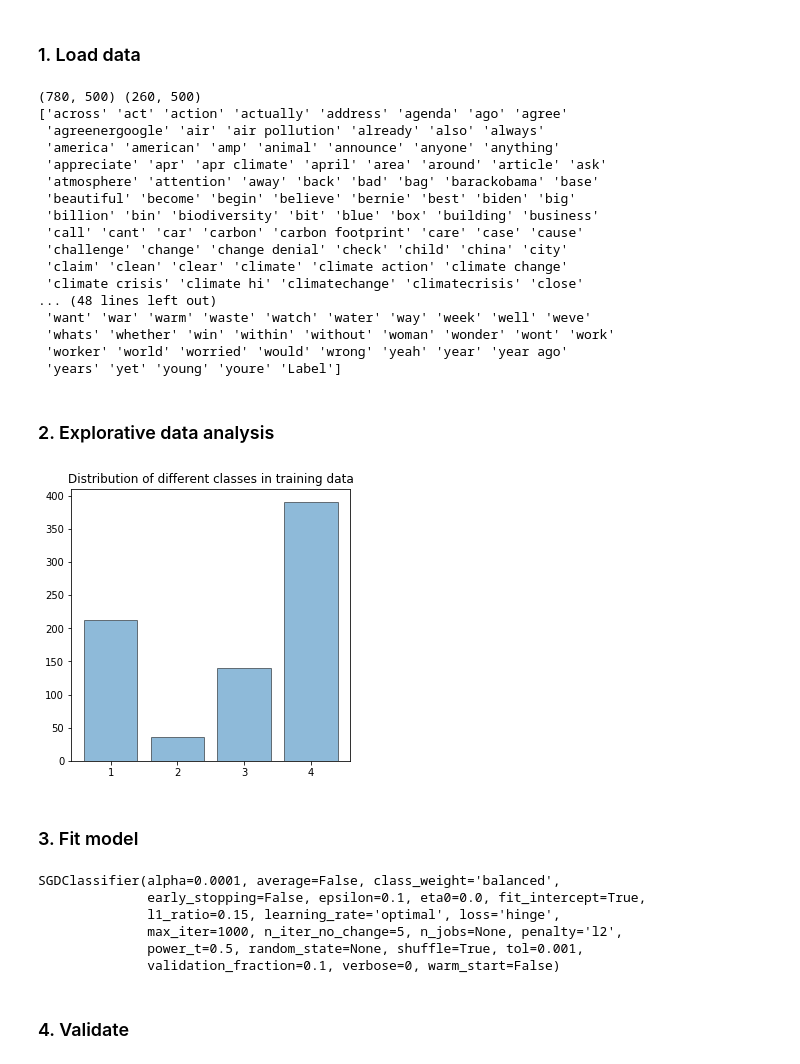
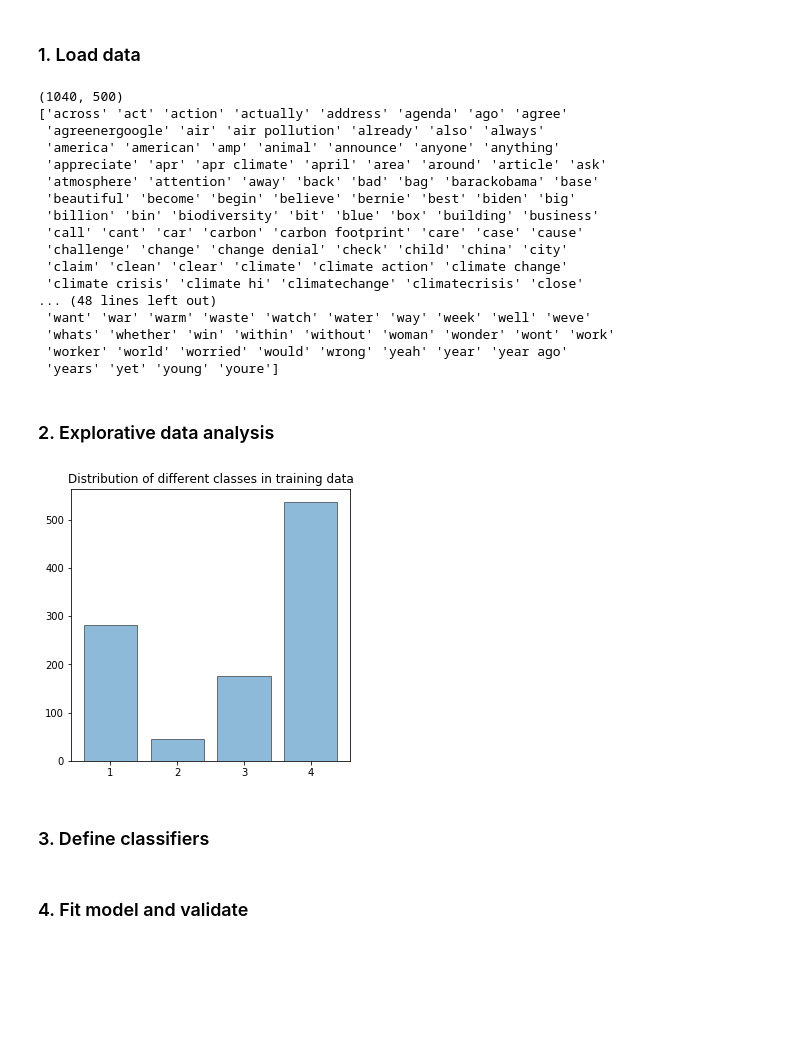
Before and after one commit to veeraita/twitter-climate-change, a Jupyter notebook: notebooks/content_based/classify_tweets.ipynb, the cells around one changed output. Saved outputs shown, nothing was run; the diff lists cells and outputs as text; code cells hidden in the pictures; blank space fills up the shorter version.

Commit message:
improved cross-validation; classify streamed data

```diff
--- a/notebooks/content_based/classify_tweets.ipynb
+++ b/notebooks/content_based/classify_tweets.ipynb
@@ -12,26 +13,30 @@ from sklearn.metrics import confusion_matrix, f1_score, precision_score, recall_
 %matplotlib inline
 # %%
-train_fpath = '/home/veera/LST_project/data/train_data.csv'
-test_fpath = '/home/veera/LST_project/data/test_data.csv'
+#train_fpath = '/home/veera/LST_project/data/train_data.csv'
+#test_fpath = '/home/veera/LST_project/data/test_data.csv'
+data_fpath = '/home/veera/LST_project/data/full_data.csv'
 labels_col_name = 'Label'
 id_col_name = 'id_str'
 
-def download_from_csv(filename):
+def download_from_csv(filename, labelled=False):
     # Helper for creating a matrix (ndarray) out of csv data
-    df = pd.read_csv(filename, header=0, index_col=id_col_name)
+    df = pd.read_csv(filename, header=0)
+    ids = df.pop(id_col_name)
     feature_names = np.asarray(df.columns.values)
-    features = df.drop(labels_col_name, axis=1).values
-    labels = df[labels_col_name].values
+    feature_names = feature_names[feature_names != 'Label']
+    features = df.drop(labels_col_name, axis=1).values if labelled else df.values
+    labels = df[labels_col_name].values if labelled else None
 
-    return features, labels, feature_names
+    return features, labels, feature_names, ids
 
-X_train, y_train, feature_names = download_from_csv(train_fpath)
-X_test, y_test, _ = download_from_csv(test_fpath)
-
-print(X_train.shape, X_test.shape)
+#X_train, y_train, feature_names = download_from_csv(train_fpath)
+#X_test, y_test, _ = download_from_csv(test_fpath)
+X, y, feature_names, ids = download_from_csv(data_fpath, labelled=True)
+#print(X_train.shape, X_test.shape)
+print(X.shape)
 print(feature_names)
 # %% [output]
-(780, 500) (260, 500)
+(1040, 500)
 ['across' 'act' 'action' 'actually' 'address' 'agenda' 'ago' 'agree'
  'agreenergoogle' 'air' 'air pollution' 'already' 'also' 'always'
  'america' 'american' 'amp' 'animal' 'announce' 'anyone' 'anything'
@@ -47,16 +52,18 @@ print(feature_names)
  'want' 'war' 'warm' 'waste' 'watch' 'water' 'way' 'week' 'well' 'weve'
  'whats' 'whether' 'win' 'within' 'without' 'woman' 'wonder' 'wont' 'work'
  'worker' 'world' 'worried' 'would' 'wrong' 'yeah' 'year' 'year ago'
- 'years' 'yet' 'young' 'youre' 'Label']
+ 'years' 'yet' 'young' 'youre']
 # %% [markdown]
 ### 2. Explorative data analysis
 # %%
 # visualize class distribution
 fig1, ax = plt.subplots(1, 1, figsize=(5, 5))
-hist = ax.hist(y_train, bins=np.arange(0.5, 5.5, 1), alpha=0.5, ec='black', rwidth=0.8)
+hist = ax.hist(y, bins=np.arange(0.5, 5.5, 1), alpha=0.5, ec='black', rwidth=0.8)
 ax.xaxis.set_ticks([i for i in range(1, 5)])
 ax.set_title('Distribution of different classes in training data')
 
 plt.show()
 # %% [output]
-[figure, old version]
+[figure, new version]
+# %% [markdown]
+### 3. Define classifiers
@@ -63,25 +77,2 @@ plt.show()
 # %% [markdown]
-### 3. Fit model
+### 4. Fit model and validate
-# %%
-# Unbalanced class weights
-
-classifier_nb = ComplementNB()
-classifier_sgd = SGDClassifier()
-
-classifier_nb.fit(X_train, y_train)
-classifier_sgd.fit(X_train, y_train)
-
-# Balanced class weights
-
-classifier_sgd_balanced = SGDClassifier(class_weight='balanced')
-
-classifier_sgd_balanced.fit(X_train, y_train)
-# %% [output]
-SGDClassifier(alpha=0.0001, average=False, class_weight='balanced',
-              early_stopping=False, epsilon=0.1, eta0=0.0, fit_intercept=True,
-              l1_ratio=0.15, learning_rate='optimal', loss='hinge',
-              max_iter=1000, n_iter_no_change=5, n_jobs=None, penalty='l2',
-              power_t=0.5, random_state=None, shuffle=True, tol=0.001,
-              validation_fraction=0.1, verbose=0, warm_start=False)
-# %% [markdown]
-### 4. Validate
```
Also changed, not shown: parts of 9 cells of this notebook.
